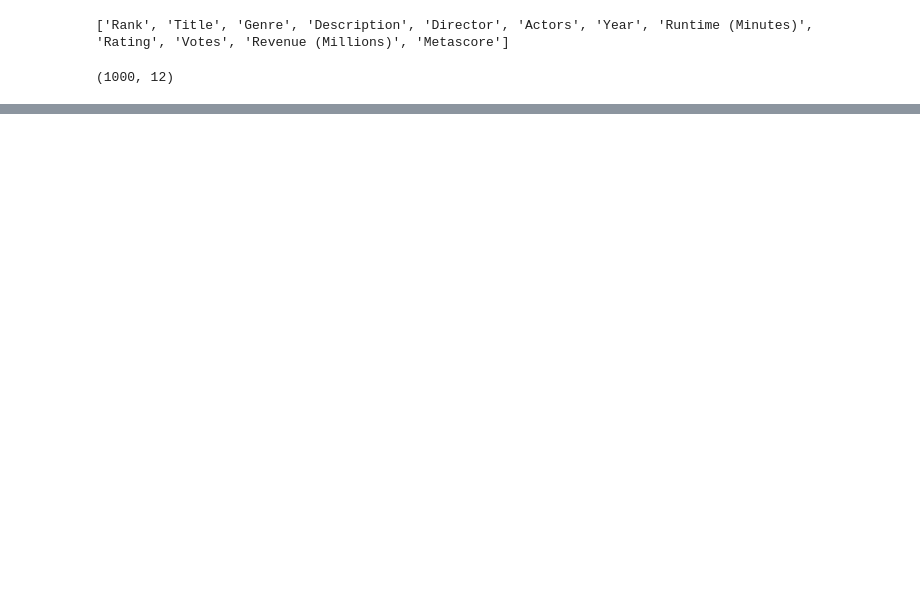
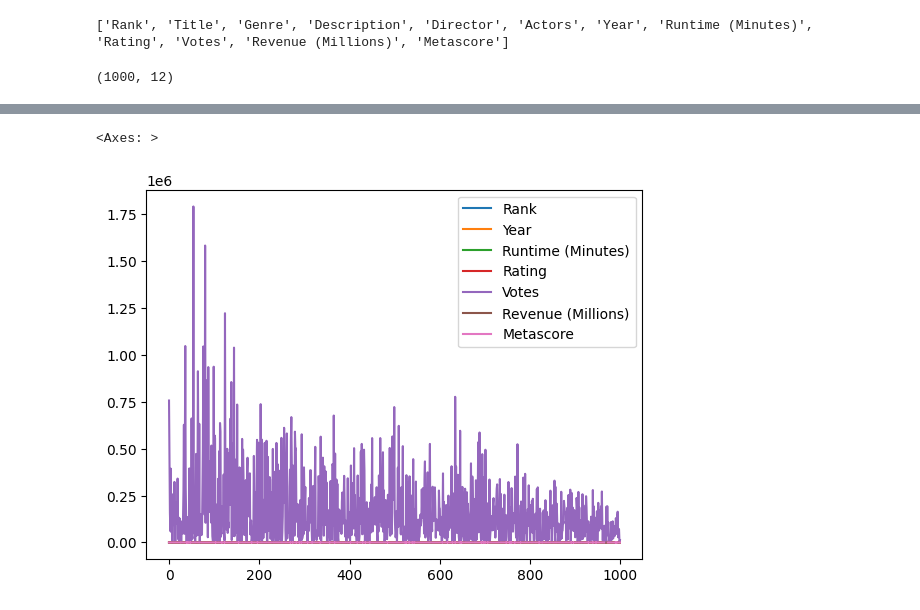
Before and after one commit to Naitikpareek123/Naitikpareek123, a Jupyter notebook: python/project3/test.ipynb, the cells around one changed output, grey strips where cells are left out. Saved outputs shown, nothing was run; the diff lists cells and outputs as text; code cells hidden in the pictures; blank space fills up the shorter version.

```diff
--- a/python/project3/test.ipynb
+++ b/python/project3/test.ipynb
@@ -217,0 +196,5 @@ Name: Votes, dtype: int64
+# %%
+data.plot()
+# %% [output]
+<Axes: >
+[figure, added]
```
Also changed, not shown: parts of 12 cells of this notebook.
